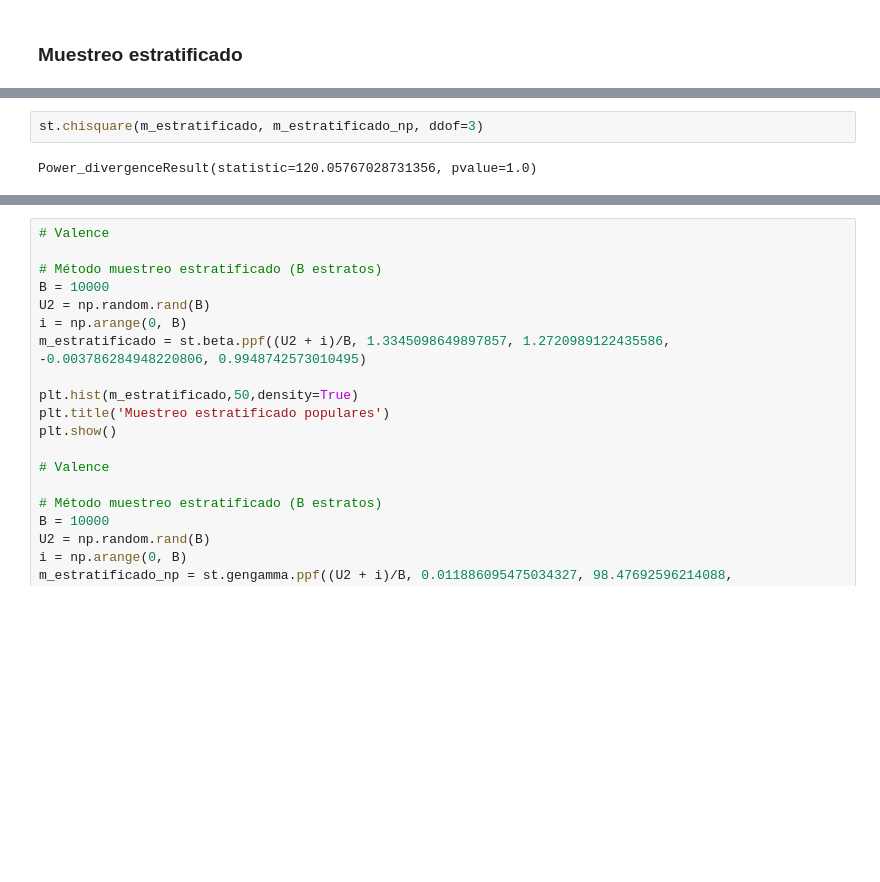
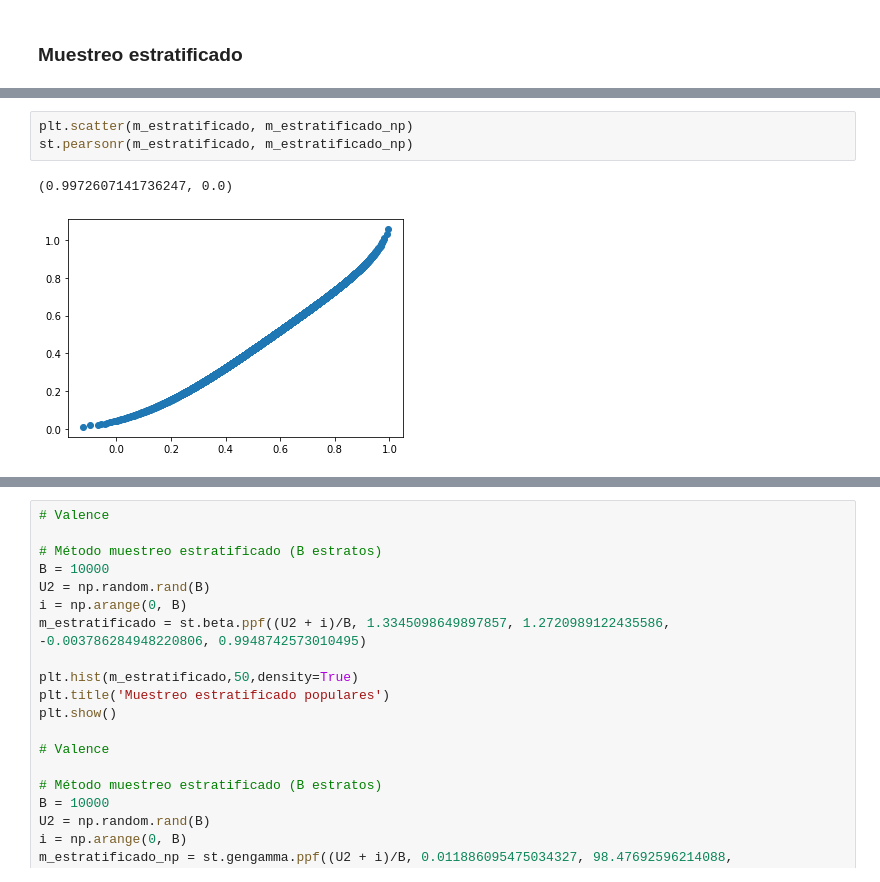
Before and after one commit to OscarFlores-IFi/SPF-2021-Tareas, a Jupyter notebook: Proyecto/Proyecto Simulación de Procesos.ipynb, the cells around one changed output, grey strips where cells are left out. Saved outputs shown, nothing was run; the diff lists cells and outputs as text; blank space fills up the shorter version.

```diff
--- a/Proyecto/Proyecto Simulación de Procesos.ipynb
+++ b/Proyecto/Proyecto Simulación de Procesos.ipynb
@@ -602,4 +602,6 @@ plt.show()
-# %%
-st.chisquare(m_estratificado, m_estratificado_np, ddof=3)
-# %% [output]
-Power_divergenceResult(statistic=120.05767028731356, pvalue=1.0)
+# %%
+plt.scatter(m_estratificado, m_estratificado_np)
+st.pearsonr(m_estratificado, m_estratificado_np)
+# %% [output]
+(0.9972607141736247, 0.0)
+[figure, added]
```
Also changed, not shown: parts of 24 cells of this notebook.
